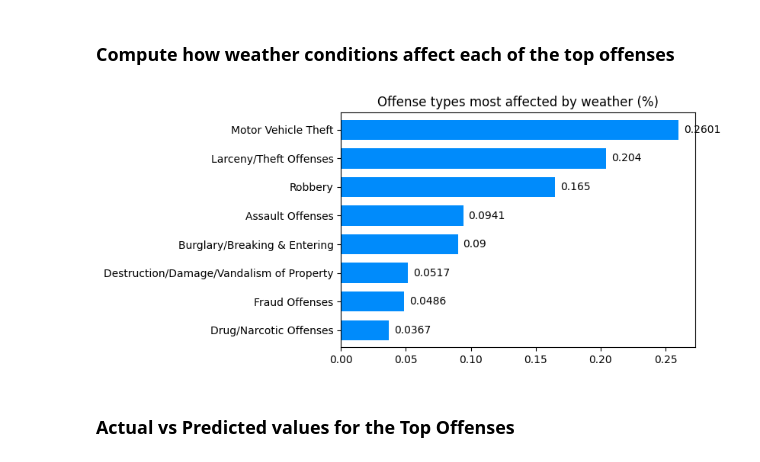
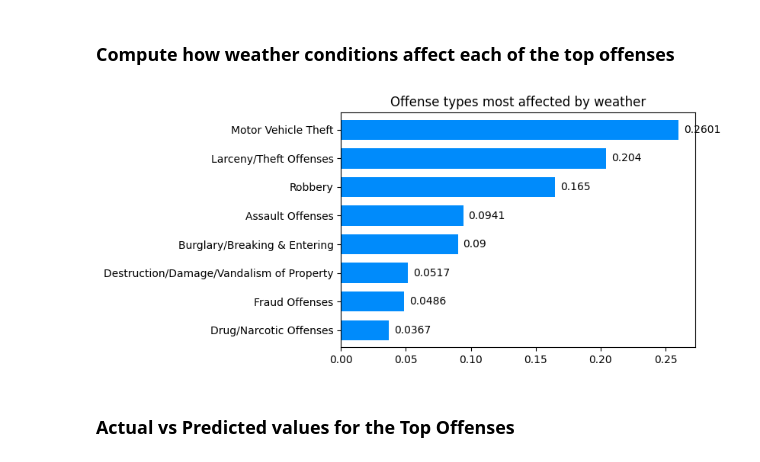
Before and after one commit to KANDUKURIsaikrishna/WeatherCrimeHouston, a Jupyter notebook: Notebooks/task_3_lgbm__time_series_analysis_Catalin_Vulcan.ipynb, the cells around one changed output. Saved outputs shown, nothing was run; the diff lists cells and outputs as text; code cells hidden in the pictures.

```diff
--- a/Notebooks/task_3_lgbm__time_series_analysis_Catalin_Vulcan.ipynb
+++ b/Notebooks/task_3_lgbm__time_series_analysis_Catalin_Vulcan.ipynb
@@ -387,12 +389,12 @@ for offense, _ in top_offenses_by_count.items():
 # %%
 # display offenses most affected by weather
 ax = pd.DataFrame.from_dict([weather_importance_by_offence]).T.sort_values(0).plot(kind='barh', figsize=(6, 4), width=.7, color="#008BFB")
-ax.set_title("Offense types most affected by weather (%)")
+ax.set_title("Offense types most affected by weather")
 ax.bar_label(ax.containers[0], padding=5)
 ax.legend().remove()
 plt.show()
 # %% [output]
-[figure, old version]
+[figure, new version]
 # %% [markdown]
 ### Actual vs Predicted values for the Top Offenses
 # %%
```
Also changed, not shown: parts of 7 cells of this notebook.
